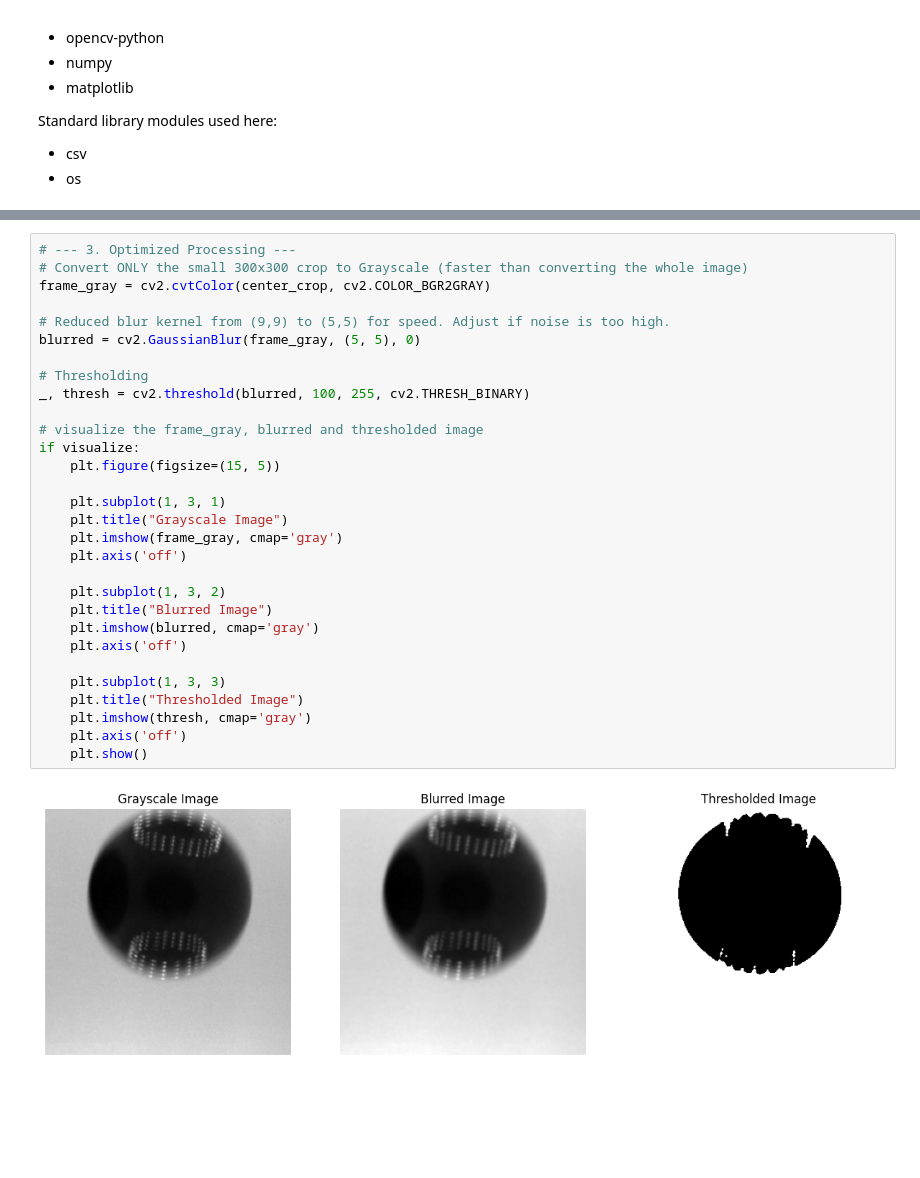
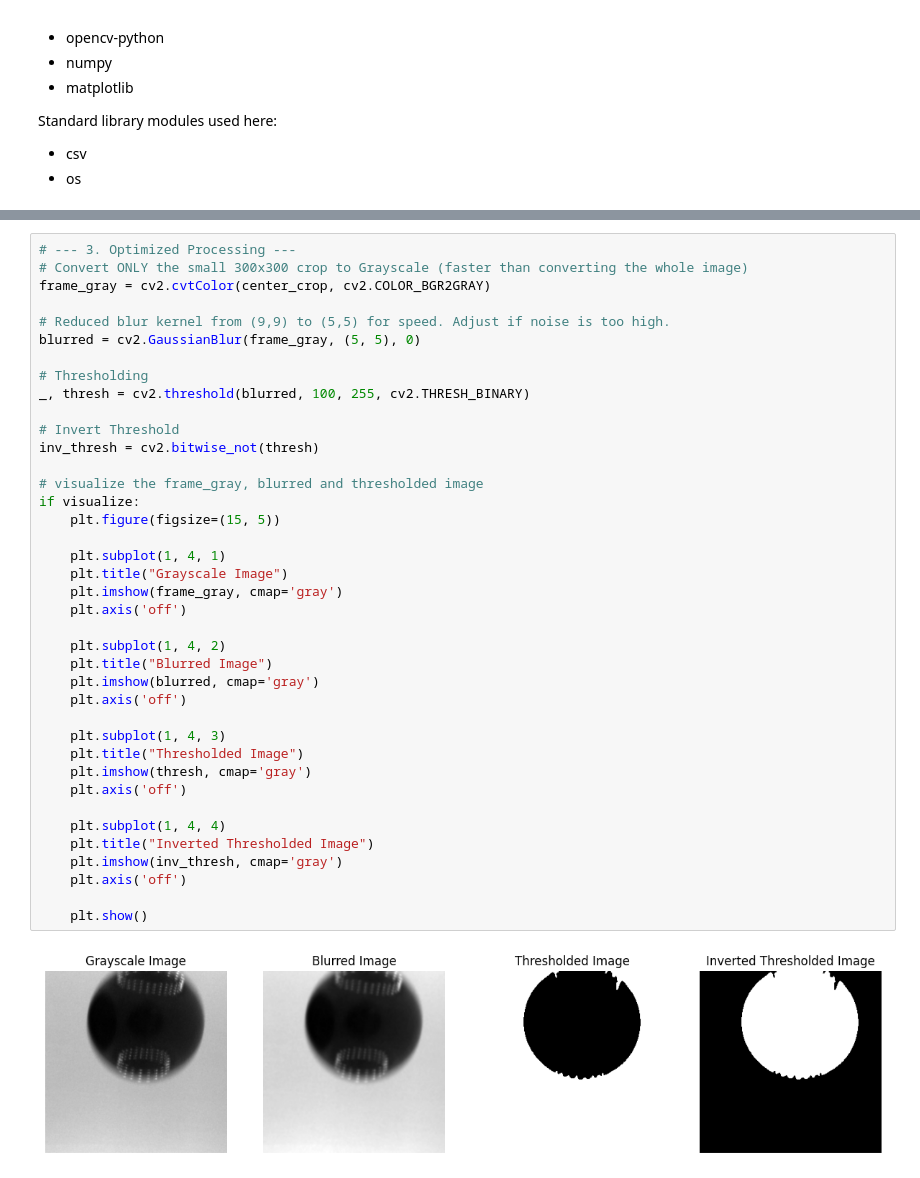
Before and after one commit to ITLab-CC/Sorter, a Jupyter notebook: test.ipynb, the cells around one changed output, grey strips where cells are left out. Drawn from its saved outputs; the diff is of its cells as text; blank space fills up the shorter version.

```diff
--- a/test.ipynb
+++ b/test.ipynb
@@ -78,34 +83,43 @@ if visualize:
 # %%
 # --- 3. Optimized Processing ---
 # Convert ONLY the small 300x300 crop to Grayscale (faster than converting the whole image)
 frame_gray = cv2.cvtColor(center_crop, cv2.COLOR_BGR2GRAY)
 
 # Reduced blur kernel from (9,9) to (5,5) for speed. Adjust if noise is too high.
 blurred = cv2.GaussianBlur(frame_gray, (5, 5), 0)
 
 # Thresholding
 _, thresh = cv2.threshold(blurred, 100, 255, cv2.THRESH_BINARY)
 
+# Invert Threshold
+inv_thresh = cv2.bitwise_not(thresh)
+
 # visualize the frame_gray, blurred and thresholded image
 if visualize:
     plt.figure(figsize=(15, 5))
 
-    plt.subplot(1, 3, 1)
+    plt.subplot(1, 4, 1)
     plt.title("Grayscale Image")
     plt.imshow(frame_gray, cmap='gray')
     plt.axis('off')
 
-    plt.subplot(1, 3, 2)
+    plt.subplot(1, 4, 2)
     plt.title("Blurred Image")
     plt.imshow(blurred, cmap='gray')
     plt.axis('off')
 
-    plt.subplot(1, 3, 3)
+    plt.subplot(1, 4, 3)
     plt.title("Thresholded Image")
     plt.imshow(thresh, cmap='gray')
     plt.axis('off')
+
+    plt.subplot(1, 4, 4)
+    plt.title("Inverted Thresholded Image")
+    plt.imshow(inv_thresh, cmap='gray')
+    plt.axis('off')
+
     plt.show()
 # %% [output]
-[figure, old version]
+[figure, new version]
 # %%
 # --- 4. Contour Detection ---
```
Also changed, not shown: parts of 7 cells of this notebook, 1 other file.
